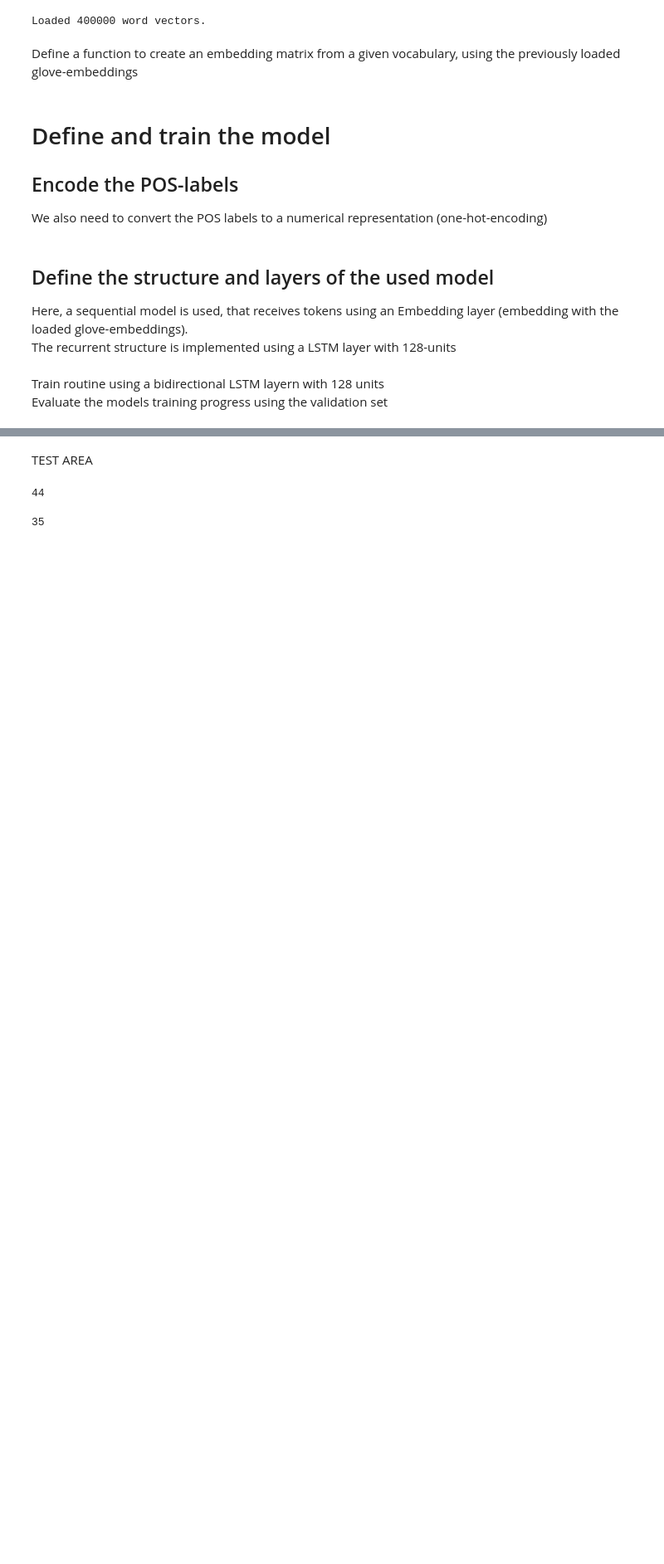
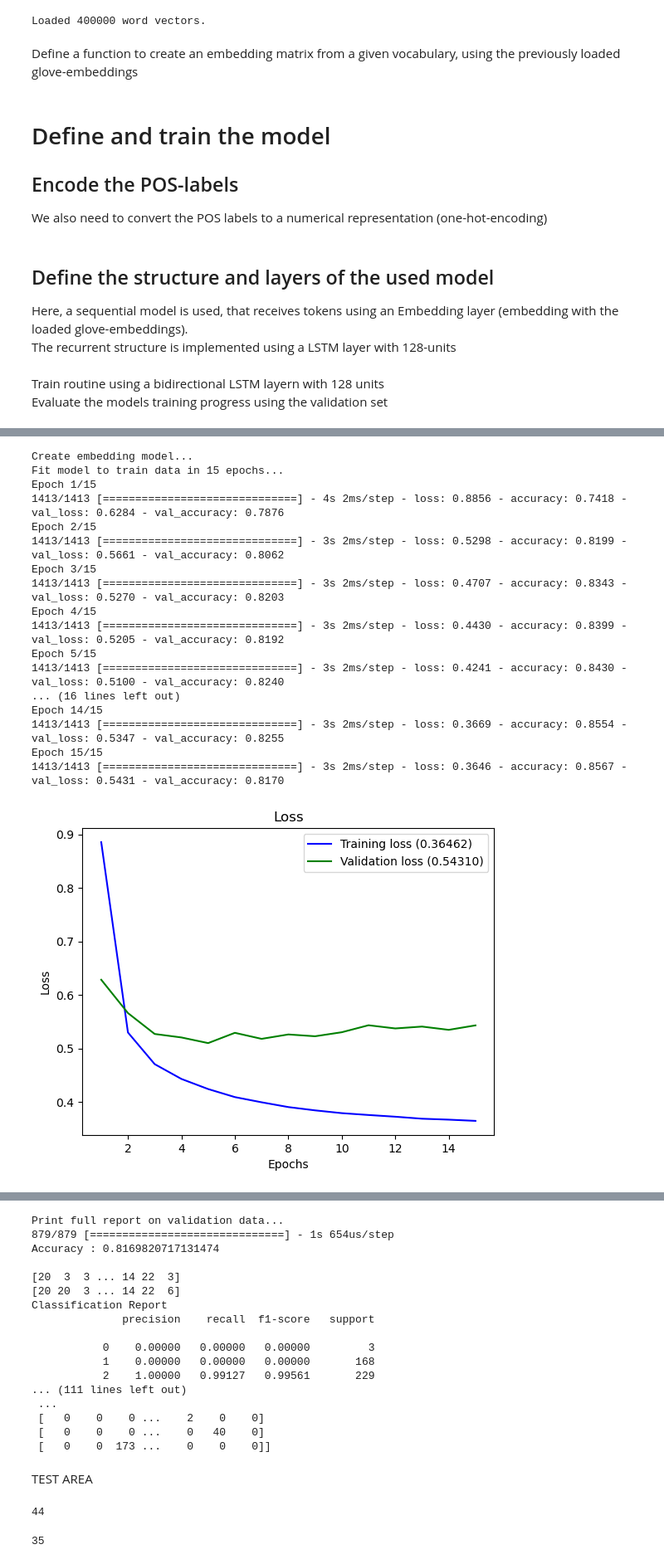
Before and after one commit to michaelSt9898/nlp_assignment_project, a Jupyter notebook: assignment_1.ipynb, the cells around one changed output, grey strips where cells are left out. Shown at 83% size. Drawn from its saved outputs; the diff is of its cells as text; code cells hidden in the pictures; blank space fills up the shorter version.

```diff
--- a/assignment_1.ipynb
+++ b/assignment_1.ipynb
@@ -387,0 +439,44 @@ model = create_model(train_vocab_size, train_embedding_matrix)
+# %%
+# Dense model
+from utils import *
+
+train_embedding_matrix = create_embedding_matrix(train_tokenizer, train_vocab_size)
+train_labels, train_encoder = encode_labels(train_frame)
+
+print("Create embedding model...")
+model = create_model(train_vocab_size, train_embedding_matrix, model_type='dense', plot_model=True)
+
+val_labels, val_encoder = encode_labels(val_frame)
+val_data = (val_padded_docs, val_labels)
+
+print("Fit model to train data in", 15, "epochs... ")
+history = model.fit(train_padded_docs, train_labels,validation_data=val_data, epochs=15, verbose=1)
+plot_history(history)
+
+print("Print full report on validation data...")
+# predict val data
+full_multiclass_report(model, val_padded_docs, val_labels, val_encoder.inverse_transform(np.arange(45)))
+
+print("Print full report on test data...")
+# predict test data
+test_labels, test_encoder = encode_labels(test_frame)
+full_multiclass_report(model, test_padded_docs, test_labels, test_encoder.inverse_transform(np.arange(45)))
+# %% [output]
+Create embedding model...
+Fit model to train data in 15 epochs...
+Epoch 1/15
+1413/1413 [==============================] - 4s 2ms/step - loss: 0.8856 - accuracy: 0.7418 - val_loss: 0.6284 - val_accuracy: 0.7876
+Epoch 2/15
+1413/1413 [==============================] - 3s 2ms/step - loss: 0.5298 - accuracy: 0.8199 - val_loss: 0.5661 - val_accuracy: 0.8062
+Epoch 3/15
+1413/1413 [==============================] - 3s 2ms/step - loss: 0.4707 - accuracy: 0.8343 - val_loss: 0.5270 - val_accuracy: 0.8203
+Epoch 4/15
+1413/1413 [==============================] - 3s 2ms/step - loss: 0.4430 - accuracy: 0.8399 - val_loss: 0.5205 - val_accuracy: 0.8192
+Epoch 5/15
+1413/1413 [==============================] - 3s 2ms/step - loss: 0.4241 - accuracy: 0.8430 - val_loss: 0.5100 - val_accuracy: 0.8240
+... (16 lines left out)
+Epoch 14/15
+1413/1413 [==============================] - 3s 2ms/step - loss: 0.3669 - accuracy: 0.8554 - val_loss: 0.5347 - val_accuracy: 0.8255
+Epoch 15/15
+1413/1413 [==============================] - 3s 2ms/step - loss: 0.3646 - accuracy: 0.8567 - val_loss: 0.5431 - val_accuracy: 0.8170
+[figure, added]
@@ -388,3 +484,20 @@ model = create_model(train_vocab_size, train_embedding_matrix)
+Print full report on validation data...
+879/879 [==============================] - 1s 654us/step
+Accuracy : 0.8169820717131474
+
+[20  3  3 ... 14 22  3]
+[20 20  3 ... 14 22  6]
+Classification Report
+              precision    recall  f1-score   support
+
+           0    0.00000   0.00000   0.00000         3
+           1    0.00000   0.00000   0.00000       168
+           2    1.00000   0.99127   0.99561       229
+... (111 lines left out)
+ ...
+ [   0    0    0 ...    2    0    0]
+ [   0    0    0 ...    0   40    0]
+ [   0    0  173 ...    0    0    0]]
 # %% [markdown]
 TEST AREA
 # %%
```
Also changed, not shown: parts of 12 cells of this notebook, 1 other file.
